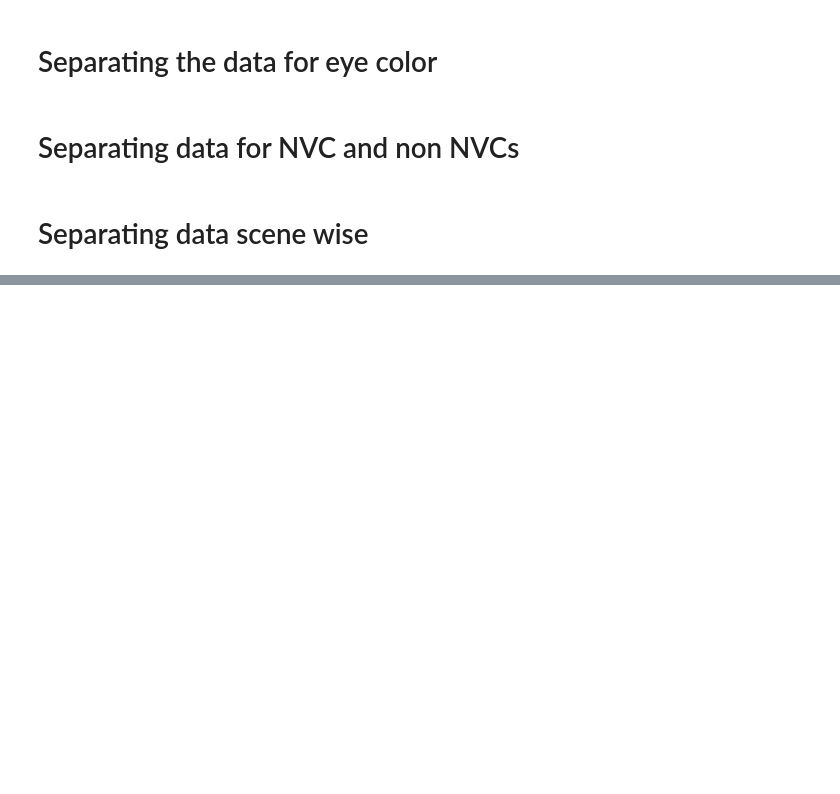
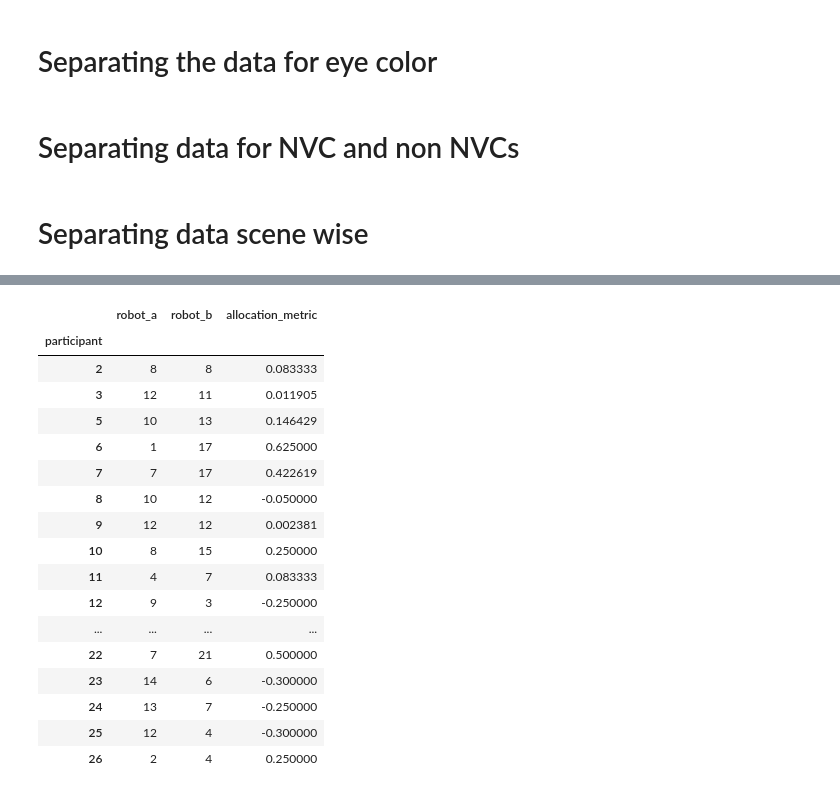
Before and after one commit to nilesh0109/PHRI_1920, a Jupyter notebook: evaluation/odd_even_participants_separate_evaluation.ipynb, the cells around one changed output, grey strips where cells are left out. Saved outputs shown, nothing was run; the diff lists cells and outputs as text; code cells hidden in the pictures; blank space fills up the shorter version.

```diff
--- a/evaluation/odd_even_participants_separate_evaluation.ipynb
+++ b/evaluation/odd_even_participants_separate_evaluation.ipynb
@@ -637,0 +485,24 @@ red.groupby("scene").sum().drop(columns=['participant']).plot(kind='bar', title
+# %%
+red_on_A = group_data(red_on_A,['participant'])
+red_on_A = drop_colums(red_on_A, ['scene'])
+red_on_A['allocation_metric'] = red_on_A['allocation_metric'] / 4
+red_on_A.head()
+# %% [output]
+|  | robot_a | robot_b | allocation_metric |
+| participant |  |  |  |
+| 2 | 8 | 8 | 0.083333 |
+| 3 | 12 | 11 | 0.011905 |
+| 5 | 10 | 13 | 0.146429 |
+| 6 | 1 | 17 | 0.625000 |
+| 7 | 7 | 17 | 0.422619 |
+| 8 | 10 | 12 | -0.050000 |
+| 9 | 12 | 12 | 0.002381 |
+| 10 | 8 | 15 | 0.250000 |
+| 11 | 4 | 7 | 0.083333 |
+| 12 | 9 | 3 | -0.250000 |
+| ... | ... | ... | ... |
+| 22 | 7 | 21 | 0.500000 |
+| 23 | 14 | 6 | -0.300000 |
+| 24 | 13 | 7 | -0.250000 |
+| 25 | 12 | 4 | -0.300000 |
+| 26 | 2 | 4 | 0.250000 |
```
Also changed, not shown: parts of 82 cells of this notebook.
